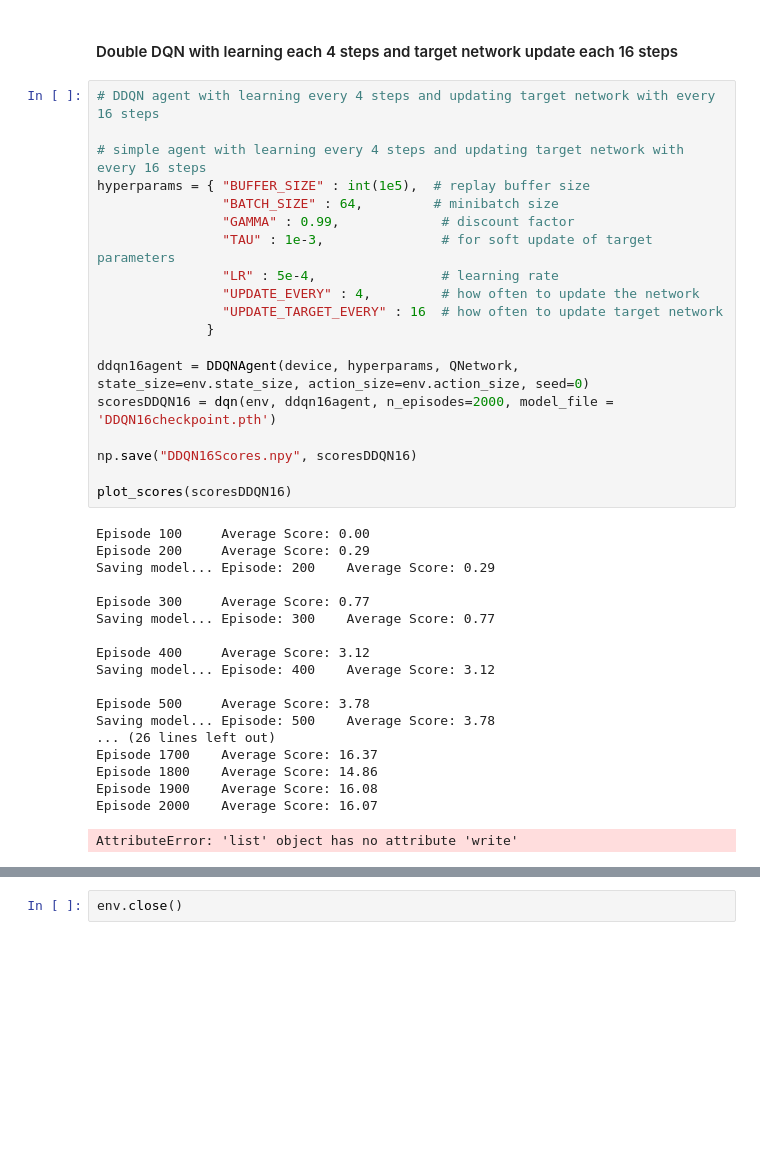
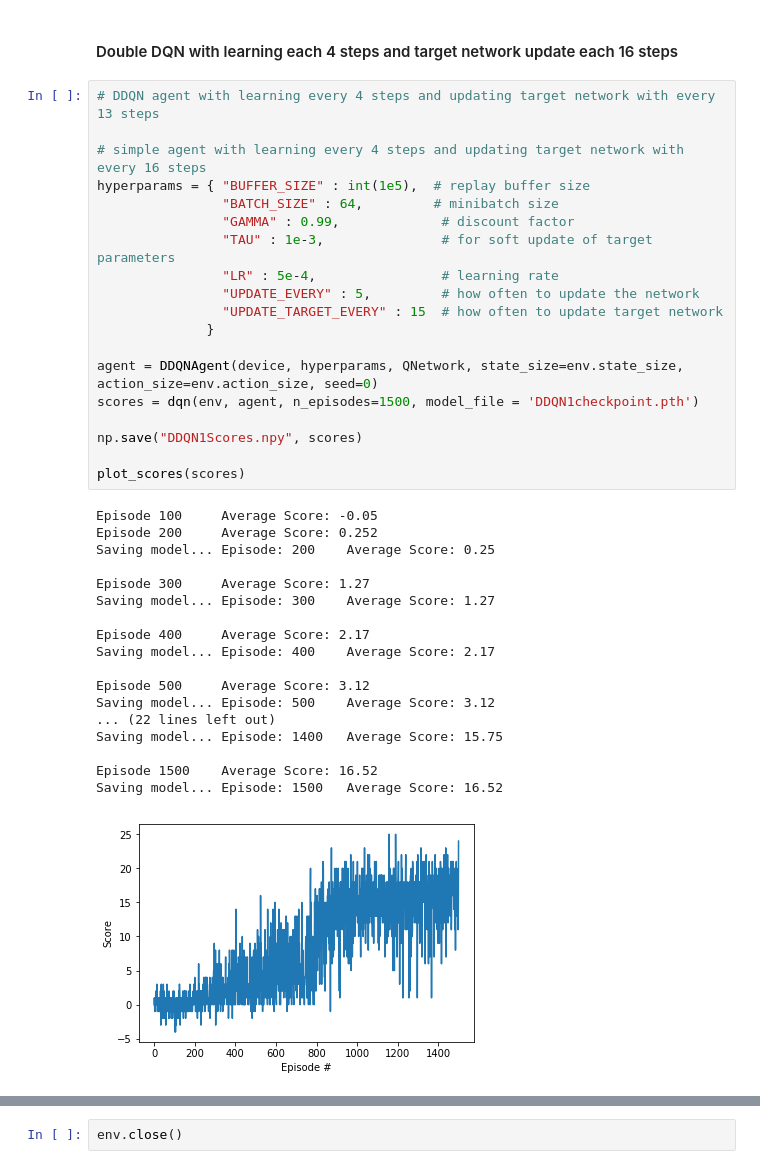
Before and after one commit to alexeysas/drl-navigation, a Jupyter notebook: Navigation.ipynb, the cells around one changed output, grey strips where cells are left out. Drawn from its saved outputs; the diff is of its cells as text; blank space fills up the shorter version.

```diff
--- a/Navigation.ipynb
+++ b/Navigation.ipynb
@@ -737,41 +738,41 @@ Episode 1000    Average Score: 15.54
 # %% [markdown]
 #### Double DQN with learning each 4 steps and target network update each 16 steps
 # %%
-# DDQN agent with learning every 4 steps and updating target network with every 16 steps
+# DDQN agent with learning every 4 steps and updating target network with every 13 steps
 
 # simple agent with learning every 4 steps and updating target network with every 16 steps
 hyperparams = { "BUFFER_SIZE" : int(1e5),  # replay buffer size
                 "BATCH_SIZE" : 64,         # minibatch size
                 "GAMMA" : 0.99,             # discount factor
                 "TAU" : 1e-3,               # for soft update of target parameters
                 "LR" : 5e-4,                # learning rate
-                "UPDATE_EVERY" : 4,         # how often to update the network
-                "UPDATE_TARGET_EVERY" : 16  # how often to update target network
+                "UPDATE_EVERY" : 5,         # how often to update the network
+                "UPDATE_TARGET_EVERY" : 15  # how often to update target network
               }
 
-ddqn16agent = DDQNAgent(device, hyperparams, QNetwork, state_size=env.state_size, action_size=env.action_size, seed=0)
-scoresDDQN16 = dqn(env, ddqn16agent, n_episodes=2000, model_file = 'DDQN16checkpoint.pth')
+agent = DDQNAgent(device, hyperparams, QNetwork, state_size=env.state_size, action_size=env.action_size, seed=0)
+scores = dqn(env, agent, n_episodes=1500, model_file = 'DDQN1checkpoint.pth')
 
-np.save("DDQN16Scores.npy", scoresDDQN16)
+np.save("DDQN1Scores.npy", scores)
 
-plot_scores(scoresDDQN16)
+plot_scores(scores)
 # %% [output]
-Episode 100     Average Score: 0.00
-Episode 200     Average Score: 0.29
-Saving model... Episode: 200    Average Score: 0.29
+Episode 100     Average Score: -0.05
+Episode 200     Average Score: 0.252
+Saving model... Episode: 200    Average Score: 0.25
 
-Episode 300     Average Score: 0.77
-Saving model... Episode: 300    Average Score: 0.77
+Episode 300     Average Score: 1.27
+Saving model... Episode: 300    Average Score: 1.27
 
-Episode 400     Average Score: 3.12
-Saving model... Episode: 400    Average Score: 3.12
+Episode 400     Average Score: 2.17
+Saving model... Episode: 400    Average Score: 2.17
 
-Episode 500     Average Score: 3.78
-Saving model... Episode: 500    Average Score: 3.78
-... (26 lines left out)
-Episode 1700    Average Score: 16.37
-Episode 1800    Average Score: 14.86
-Episode 1900    Average Score: 16.08
-Episode 2000    Average Score: 16.07
+Episode 500     Average Score: 3.12
+Saving model... Episode: 500    Average Score: 3.12
+... (22 lines left out)
+Saving model... Episode: 1400   Average Score: 15.75
+
+Episode 1500    Average Score: 16.52
+Saving model... Episode: 1500   Average Score: 16.52
-AttributeError: 'list' object has no attribute 'write'
+[figure, added]
 # %%
```
Also changed, not shown: parts of 12 cells of this notebook, 17 other files.
